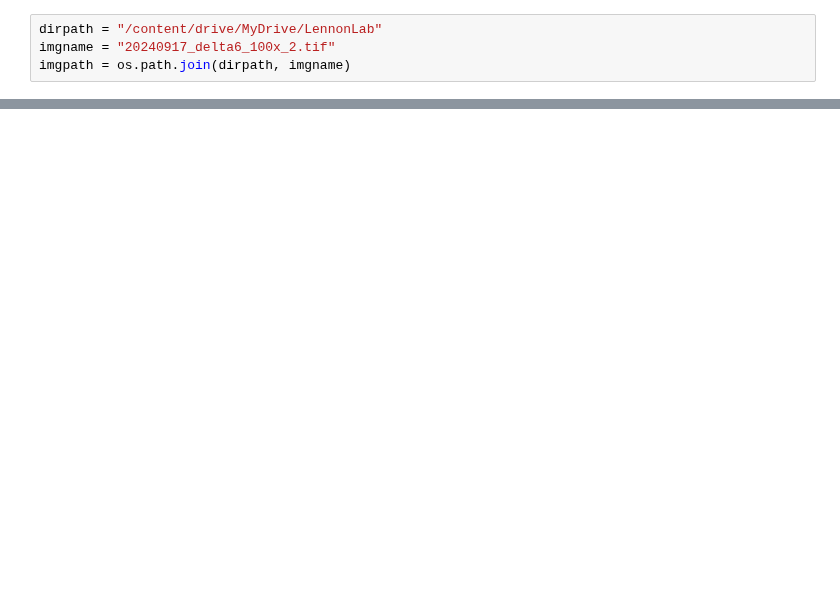
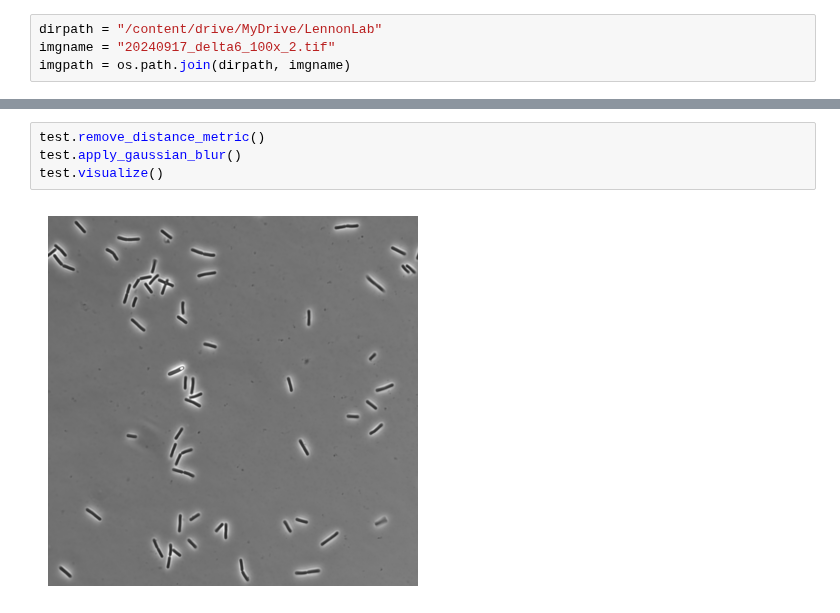
Before and after one commit to LennonLab/sporeAI, a Jupyter notebook: colab_notebooks/cellSAM_final.ipynb, the cells around one changed output, grey strips where cells are left out. Saved outputs shown, nothing was run; the diff lists cells and outputs as text; blank space fills up the shorter version.

```diff
--- a/colab_notebooks/cellSAM_final.ipynb
+++ b/colab_notebooks/cellSAM_final.ipynb
@@ -486,0 +241,6 @@ quad_segmenter.visualize(img1, quad_mask, quad_boxes)
+# %%
+test.remove_distance_metric()
+test.apply_gaussian_blur()
+test.visualize()
+# %% [output]
+[figure, added]
```
Also changed, not shown: parts of 25 cells of this notebook, 2 other files.
